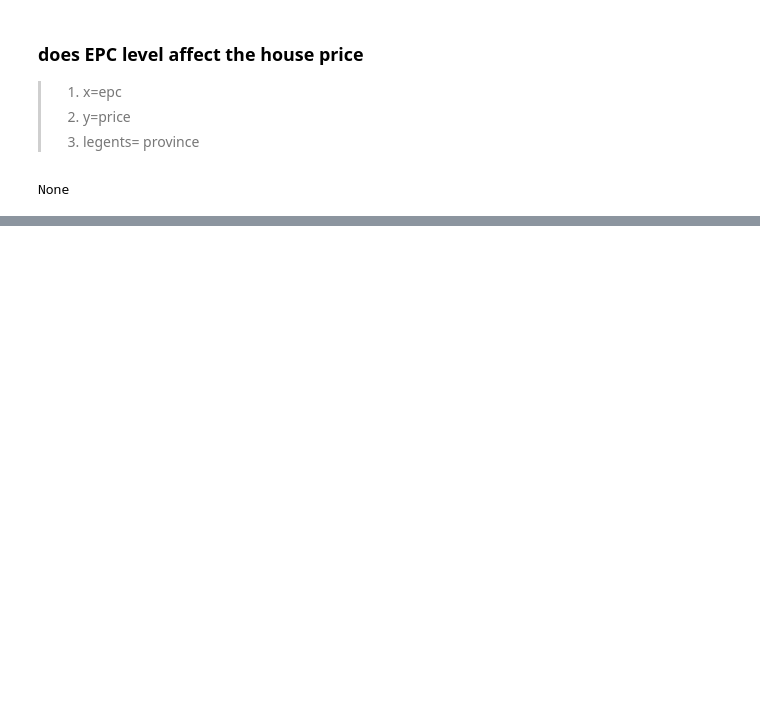
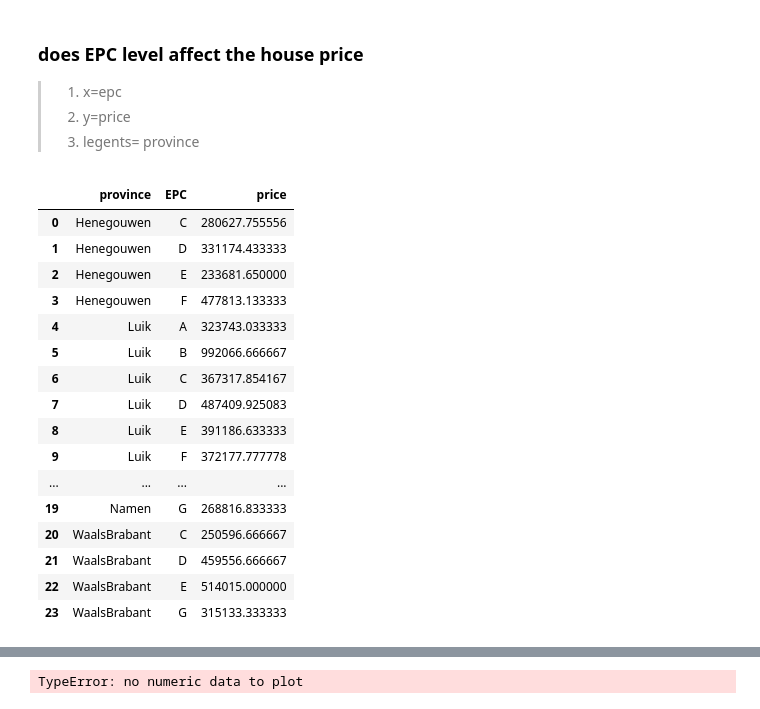
Before and after one commit to duckduckyaya/real-estate-price-prediction, a Jupyter notebook: data-acquisition/cleaning-data.ipynb, the cells around one changed output, grey strips where cells are left out. Cells and saved outputs as stored; diff of their text form; code cells hidden in the pictures; blank space fills up the shorter version.

```diff
--- a/data-acquisition/cleaning-data.ipynb
+++ b/data-acquisition/cleaning-data.ipynb
@@ -254,19 +278,53 @@ display(dataset_7)
 > 1. x=epc
 > 2. y=price
 > 3. legents= province
-# %%
-#display(dataset_7)
-#dataset_8 = dataset_4[['type', '']]
-
-epc_column = dataset_4['EPC']
-dataset_7 = dataset_7.join(epc_column)
-#display(dataset_7)
-new_set_with_epc = dataset_7[dataset_7['EPC'].str.contains('None')==False].copy
-#display(new_set_with_epc)
-
-# staked bar chart
-#drop id
-new_set_with_epc1 = new_set_with_epc.drop('id', axis=1, inplace=True)
-display(new_set_with_epc1)
-# %% [output]
-None
+# %%
+#display(dataset_7)
+#dataset_8 = dataset_4[['type', '']]
+
+epc_column = dataset_4['EPC']
+dataset_7 = dataset_7.join(epc_column)
+#display(dataset_7)
+new_set_with_epc = dataset_7[dataset_7['EPC'].str.contains('None')==False]
+#display(new_set_with_epc)
+
+# each EPC level average price in each province
+a_price = new_set_with_epc.groupby(['province','EPC'])['price'].mean().reset_index().rename(columns={ '':'average_price'})
+a_price = a_price[:-1]
+display(a_price)
+
+# epc = a_price.set_index(['province', 'EPC']).price.unstack().add_prefix('province')
+
+epc = a_price.set_index(['province', 'EPC']).unstack()
+epc.columns = [f'{i}_{j}' for i, j in epc.columns]
+epc.reset_index()
+
+
+#replace nan to zero
+list_column = ['price_A', 'price_B', 'price_C', 'price_D', 'price_E', 'price_F', 'price_G']
+epc[list_column] = epc[list_column].fillna(0)
+display(epc)
+
+# staked bar chart
+
+df.plot(x='price', kind='bar', stacked=True,
+        title='Stacked Bar Graph by dataframe')
+plt.show()
+# %% [output]
+|  | province | EPC | price |
+| 0 | Henegouwen | C | 280627.755556 |
+| 1 | Henegouwen | D | 331174.433333 |
+| 2 | Henegouwen | E | 233681.650000 |
+| 3 | Henegouwen | F | 477813.133333 |
+| 4 | Luik | A | 323743.033333 |
+| 5 | Luik | B | 992066.666667 |
+| 6 | Luik | C | 367317.854167 |
+| 7 | Luik | D | 487409.925083 |
+| 8 | Luik | E | 391186.633333 |
+| 9 | Luik | F | 372177.777778 |
+| ... | ... | ... | ... |
+| 19 | Namen | G | 268816.833333 |
+| 20 | WaalsBrabant | C | 250596.666667 |
+| 21 | WaalsBrabant | D | 459556.666667 |
+| 22 | WaalsBrabant | E | 514015.000000 |
+| 23 | WaalsBrabant | G | 315133.333333 |
@@ -272,0 +338 @@ None
+TypeError: no numeric data to plot
```
Also changed, not shown: parts of 5 cells of this notebook.
